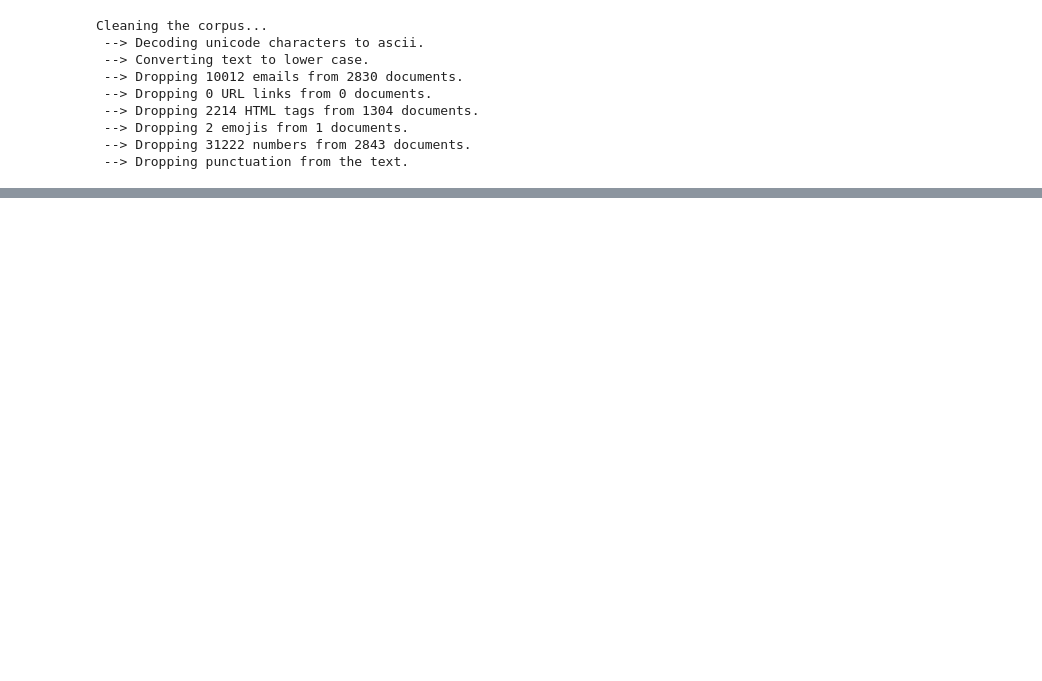
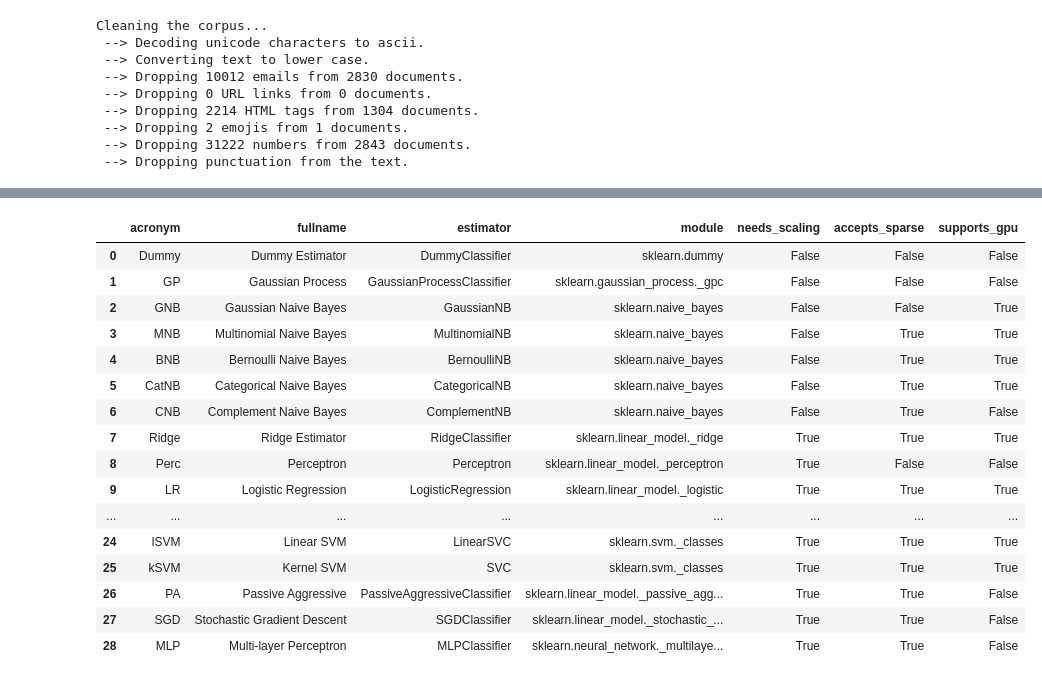
Before and after one commit to klao-thongchan/playground, a Jupyter notebook: ipynb/atom_test.ipynb, the cells around one changed output, grey strips where cells are left out. Saved outputs shown, nothing was run; the diff lists cells and outputs as text; code cells hidden in the pictures; blank space fills up the shorter version.

```diff
--- a/ipynb/atom_test.ipynb
+++ b/ipynb/atom_test.ipynb
@@ -91,0 +120,20 @@ atom.plot_wordcloud()
+# %%
+atom.available_models()
+# %% [output]
+|  | acronym | fullname | estimator | module | needs_scaling | accepts_sparse | supports_gpu |
+| 0 | Dummy | Dummy Estimator | DummyClassifier | sklearn.dummy | False | False | False |
+| 1 | GP | Gaussian Process | GaussianProcessClassifier | sklearn.gaussian_process._gpc | False | False | False |
+| 2 | GNB | Gaussian Naive Bayes | GaussianNB | sklearn.naive_bayes | False | False | True |
+| 3 | MNB | Multinomial Naive Bayes | MultinomialNB | sklearn.naive_bayes | False | True | True |
+| 4 | BNB | Bernoulli Naive Bayes | BernoulliNB | sklearn.naive_bayes | False | True | True |
+| 5 | CatNB | Categorical Naive Bayes | CategoricalNB | sklearn.naive_bayes | False | True | True |
+| 6 | CNB | Complement Naive Bayes | ComplementNB | sklearn.naive_bayes | False | True | False |
+| 7 | Ridge | Ridge Estimator | RidgeClassifier | sklearn.linear_model._ridge | True | True | True |
+| 8 | Perc | Perceptron | Perceptron | sklearn.linear_model._perceptron | True | False | False |
+| 9 | LR | Logistic Regression | LogisticRegression | sklearn.linear_model._logistic | True | True | True |
+| ... | ... | ... | ... | ... | ... | ... | ... |
+| 24 | lSVM | Linear SVM | LinearSVC | sklearn.svm._classes | True | True | True |
+| 25 | kSVM | Kernel SVM | SVC | sklearn.svm._classes | True | True | True |
+| 26 | PA | Passive Aggressive | PassiveAggressiveClassifier | sklearn.linear_model._passive_agg... | True | True | False |
+| 27 | SGD | Stochastic Gradient Descent | SGDClassifier | sklearn.linear_model._stochastic_... | True | True | False |
+| 28 | MLP | Multi-layer Perceptron | MLPClassifier | sklearn.neural_network._multilaye... | True | True | False |
```
Also changed, not shown: parts of 13 cells of this notebook.
